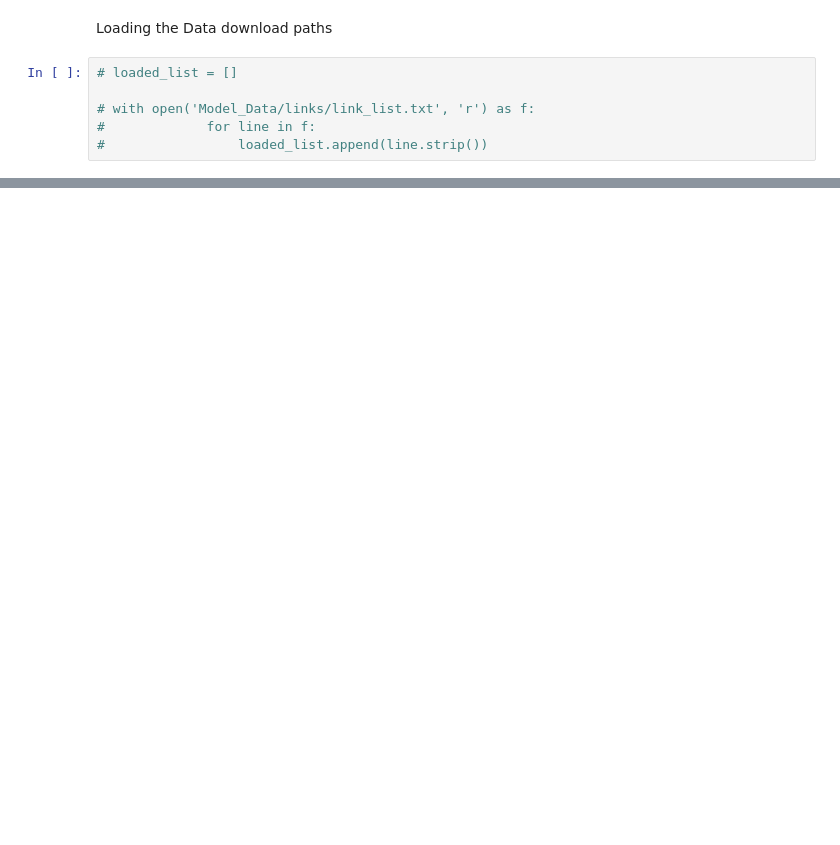
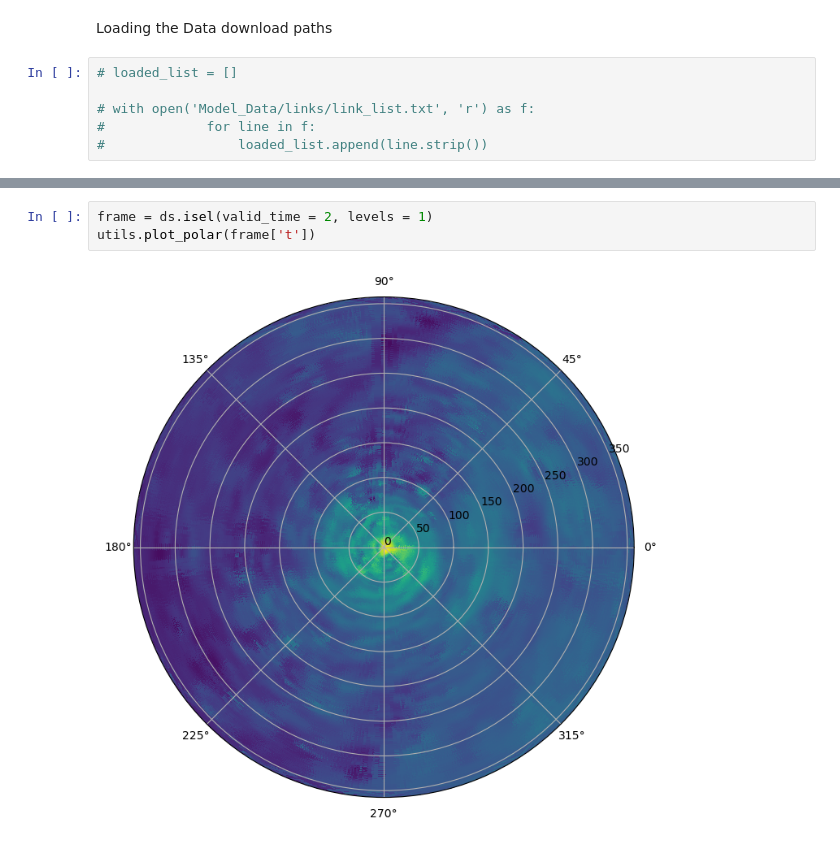
Before and after one commit to ArcticOctopi/Dimensional-Reduction-in-Tropical-Cyclones, a Jupyter notebook: Data_Workflow.ipynb, the cells around one changed output, grey strips where cells are left out. Saved outputs shown, nothing was run; the diff lists cells and outputs as text; blank space fills up the shorter version.

```diff
--- a/Data_Workflow.ipynb
+++ b/Data_Workflow.ipynb
@@ -693,0 +705,5 @@ array([[ 11.109421,  12.981619,  16.368599,  31.877595,  20.4066  ,
+# %%
+frame = ds.isel(valid_time = 2, levels = 1)
+utils.plot_polar(frame['t'])
+# %% [output]
+[figure, added]
```
Also changed, not shown: parts of 7 cells of this notebook, 2 other files.
